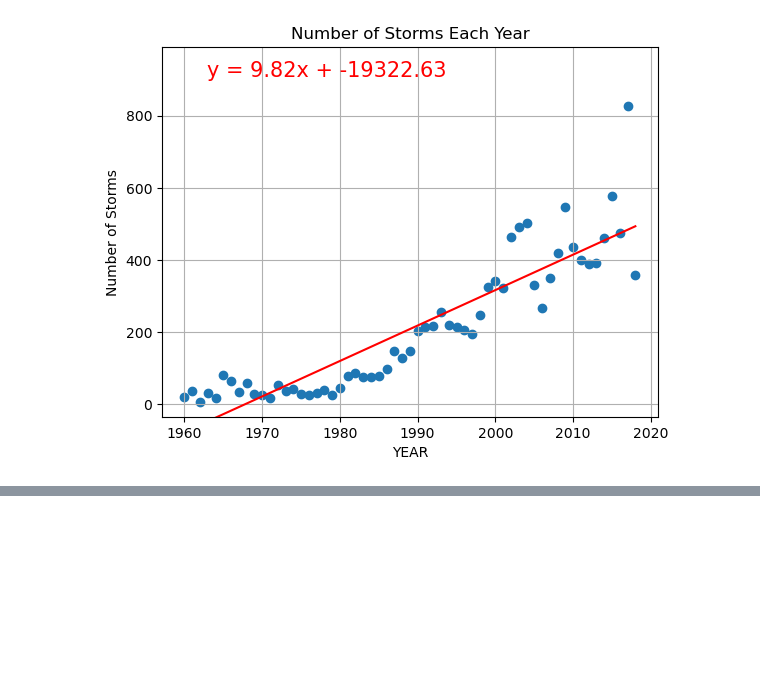
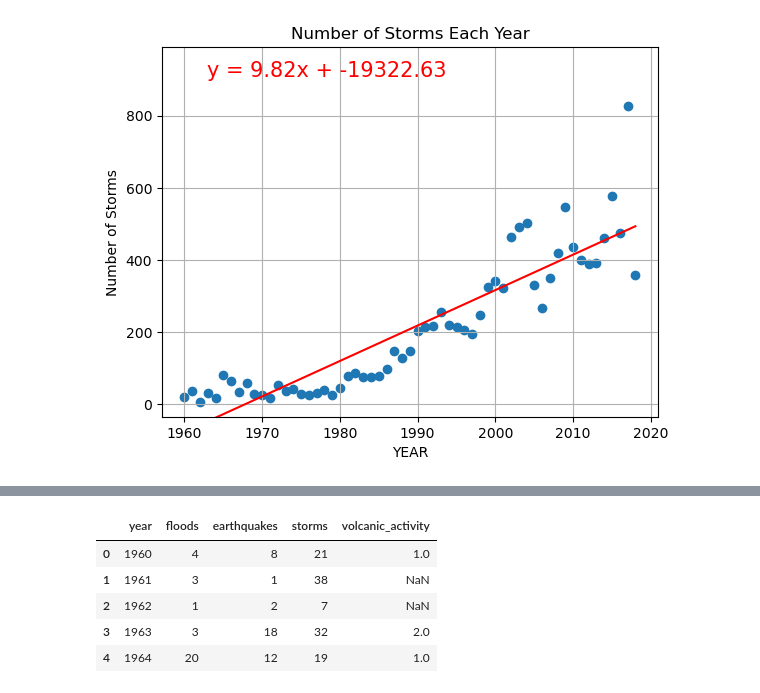
Before and after one commit to andrewplane/project_one, a Jupyter notebook: andrew.ipynb, the cells around one changed output, grey strips where cells are left out. Drawn from its saved outputs; the diff is of its cells as text; code cells hidden in the pictures; blank space fills up the shorter version.

```diff
--- a/andrew.ipynb
+++ b/andrew.ipynb
@@ -345,0 +307,16 @@ AttributeError: 'Overlay' object has no attribute overlay_markers.
+# %%
+disasters_by_year = (
+    fby_df[['year', 'count']].rename(columns={'count': 'floods'})
+    .merge(eqby_df[['year', 'count']].rename(columns={'count': 'earthquakes'}), how='left', on='year')
+    .merge(sby_df[['year', 'count']].rename(columns={'count': 'storms'}), how='left', on='year')
+    .merge(vby_df[['year', 'count']].rename(columns={'count': 'volcanic_activity'}), how='left', on='year')
+)
+# disasters_by_year.fillna('0')
+disasters_by_year.head()
+# %% [output]
+|  | year | floods | earthquakes | storms | volcanic_activity |
+| 0 | 1960 | 4 | 8 | 21 | 1.0 |
+| 1 | 1961 | 3 | 1 | 38 | NaN |
+| 2 | 1962 | 1 | 2 | 7 | NaN |
+| 3 | 1963 | 3 | 18 | 32 | 2.0 |
+| 4 | 1964 | 20 | 12 | 19 | 1.0 |
```
Also changed, not shown: parts of 13 cells of this notebook.
